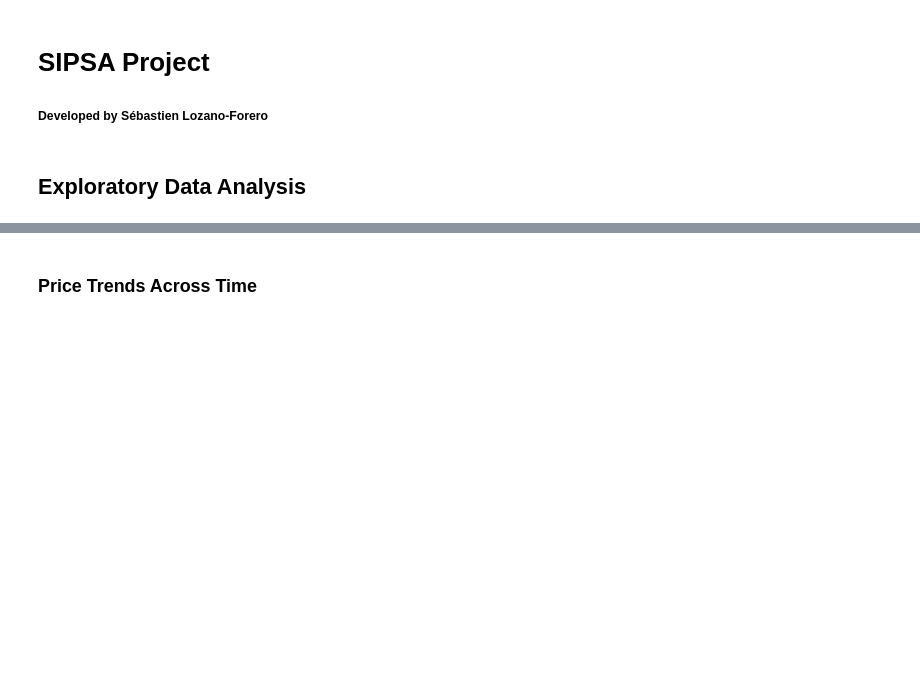
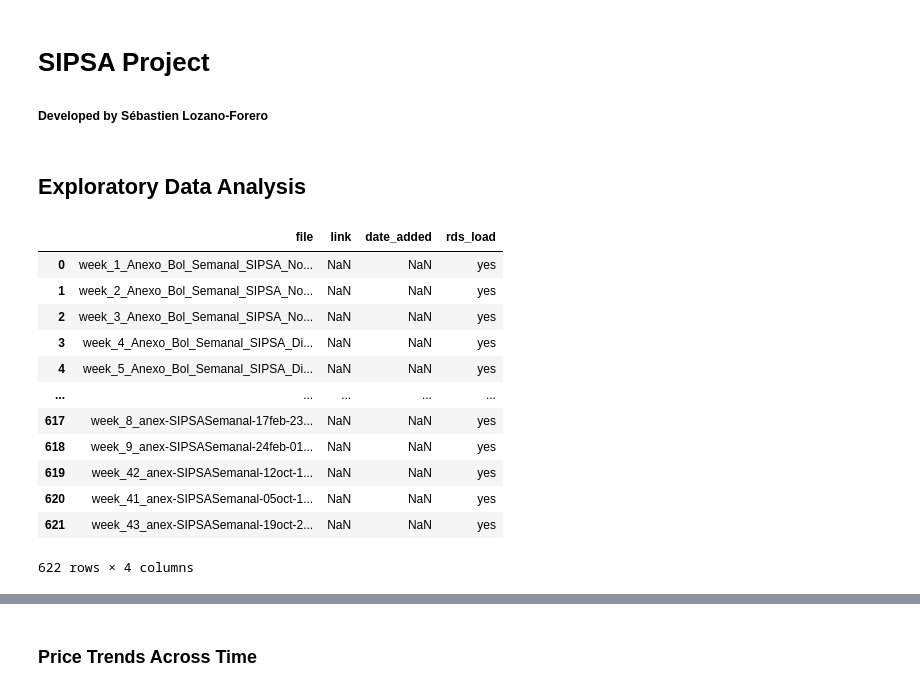
Before and after one commit to sebmatecho/sipsa_tracker, a Jupyter notebook: notebooks/EDA.ipynb, the cells around one changed output, grey strips where cells are left out. Cells and saved outputs as stored; diff of their text form; code cells hidden in the pictures; blank space fills up the shorter version.

```diff
--- a/notebooks/EDA.ipynb
+++ b/notebooks/EDA.ipynb
@@ -23,3 +23,19 @@ from sklearn.metrics import accuracy_score
 ## Exploratory Data Analysis
 # %%
 run = DataPipelineManager()
+# %%
+run.get_files_tracker_from_s3()
+# %% [output]
+|  | file | link | date_added | rds_load |
+| 0 | week_1_Anexo_Bol_Semanal_SIPSA_No... | NaN | NaN | yes |
+| 1 | week_2_Anexo_Bol_Semanal_SIPSA_No... | NaN | NaN | yes |
+| 2 | week_3_Anexo_Bol_Semanal_SIPSA_No... | NaN | NaN | yes |
+| 3 | week_4_Anexo_Bol_Semanal_SIPSA_Di... | NaN | NaN | yes |
+| 4 | week_5_Anexo_Bol_Semanal_SIPSA_Di... | NaN | NaN | yes |
+| ... | ... | ... | ... | ... |
+| 617 | week_8_anex-SIPSASemanal-17feb-23... | NaN | NaN | yes |
+| 618 | week_9_anex-SIPSASemanal-24feb-01... | NaN | NaN | yes |
+| 619 | week_42_anex-SIPSASemanal-12oct-1... | NaN | NaN | yes |
+| 620 | week_41_anex-SIPSASemanal-05oct-1... | NaN | NaN | yes |
+| 621 | week_43_anex-SIPSASemanal-19oct-2... | NaN | NaN | yes |
+622 rows × 4 columns
```
Also changed, not shown: parts of 5 cells of this notebook.
